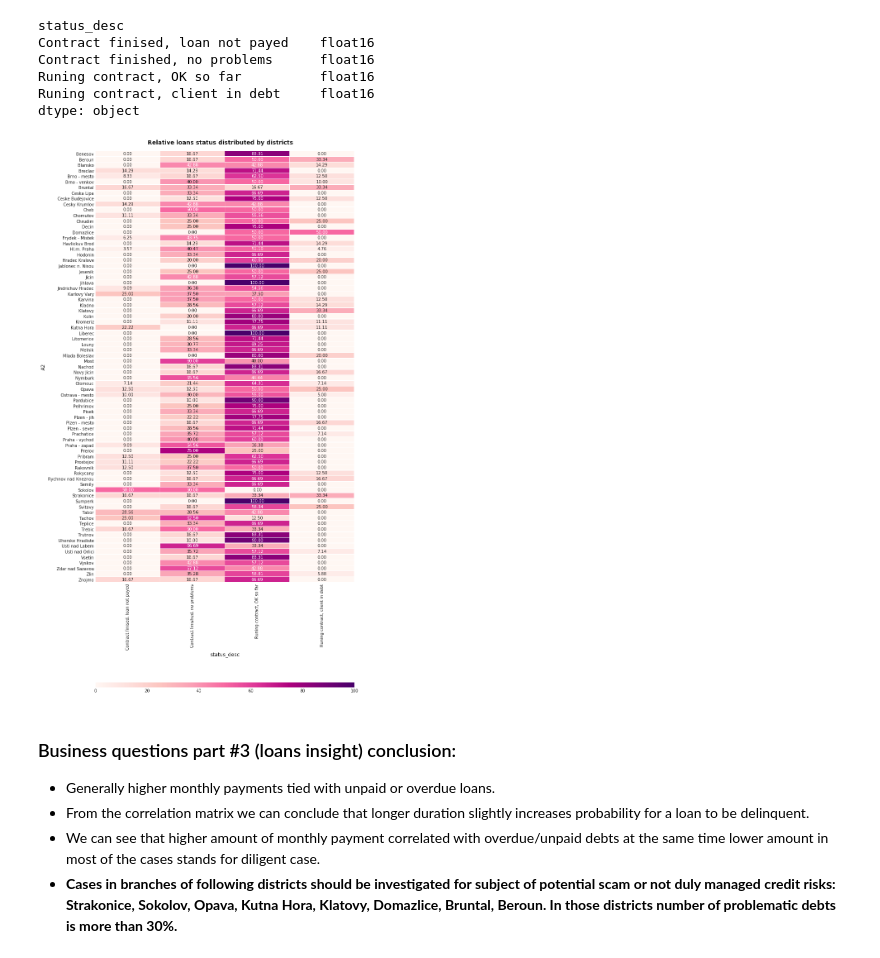
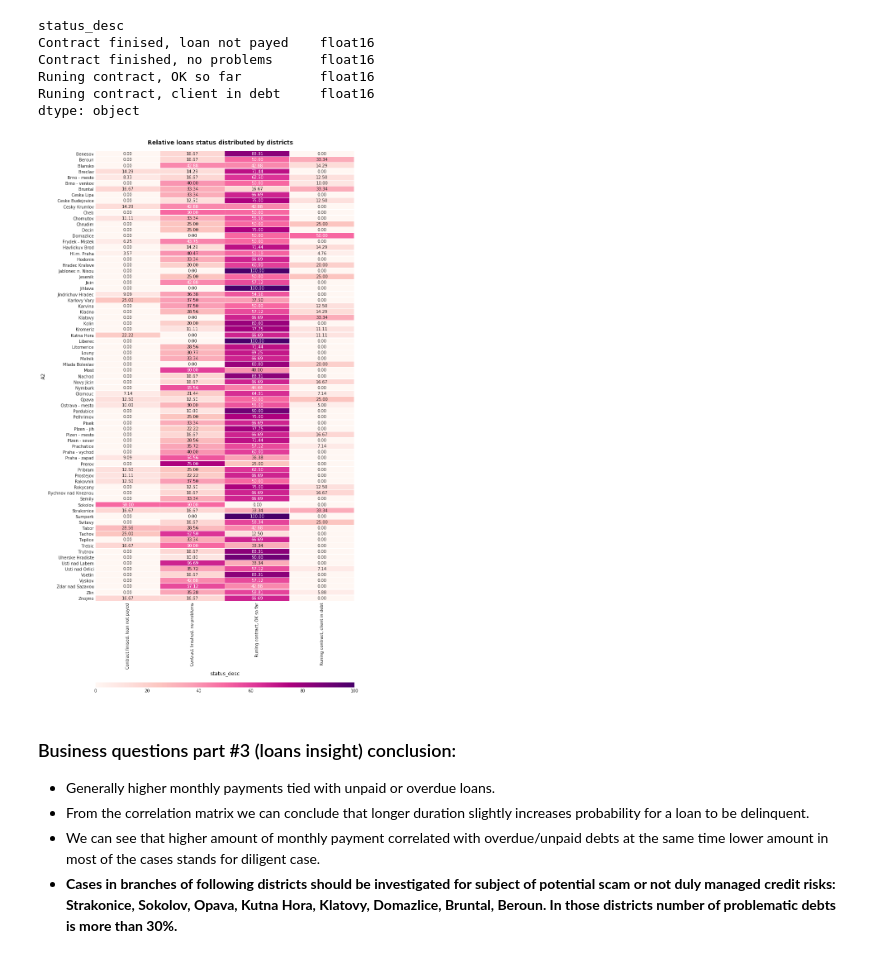
Before and after one commit to Kusainov/czech-banking-fin-analysis, a Jupyter notebook: Czech-banking-customer-trans-analysis.ipynb, the cells around one changed output. Cells and saved outputs as stored; diff of their text form; code cells hidden in the pictures.

```diff
--- a/Czech-banking-customer-trans-analysis.ipynb
+++ b/Czech-banking-customer-trans-analysis.ipynb
@@ -1001,13 +1002,13 @@ dtype: object
 # %%
 # Drawing a heatmap with the numeric values in each cell
 fig3, ax = plt.subplots(figsize=(10, 25))
 fig3.subplots_adjust(top=.965)
 plt.suptitle('Relative loans status distributed by districts', fontsize=14, fontweight='bold')
 
-cbar_kws = {'orientation':"horizontal", 'pad':0.16, 'aspect':50}
+cbar_kws = {'orientation':"horizontal", 'pad':0.13, 'aspect':50}
 sns.heatmap(dist_loans_df, annot=True, fmt='.2f', linewidths=.3, cmap='RdPu', ax=ax, cbar_kws=cbar_kws );
 # %% [output]
-[figure, old version]
+[figure, new version]
 # %% [markdown]
 ### Business questions part #3 (loans insight) conclusion:
 
```
Also changed, not shown: parts of 3 cells of this notebook.
